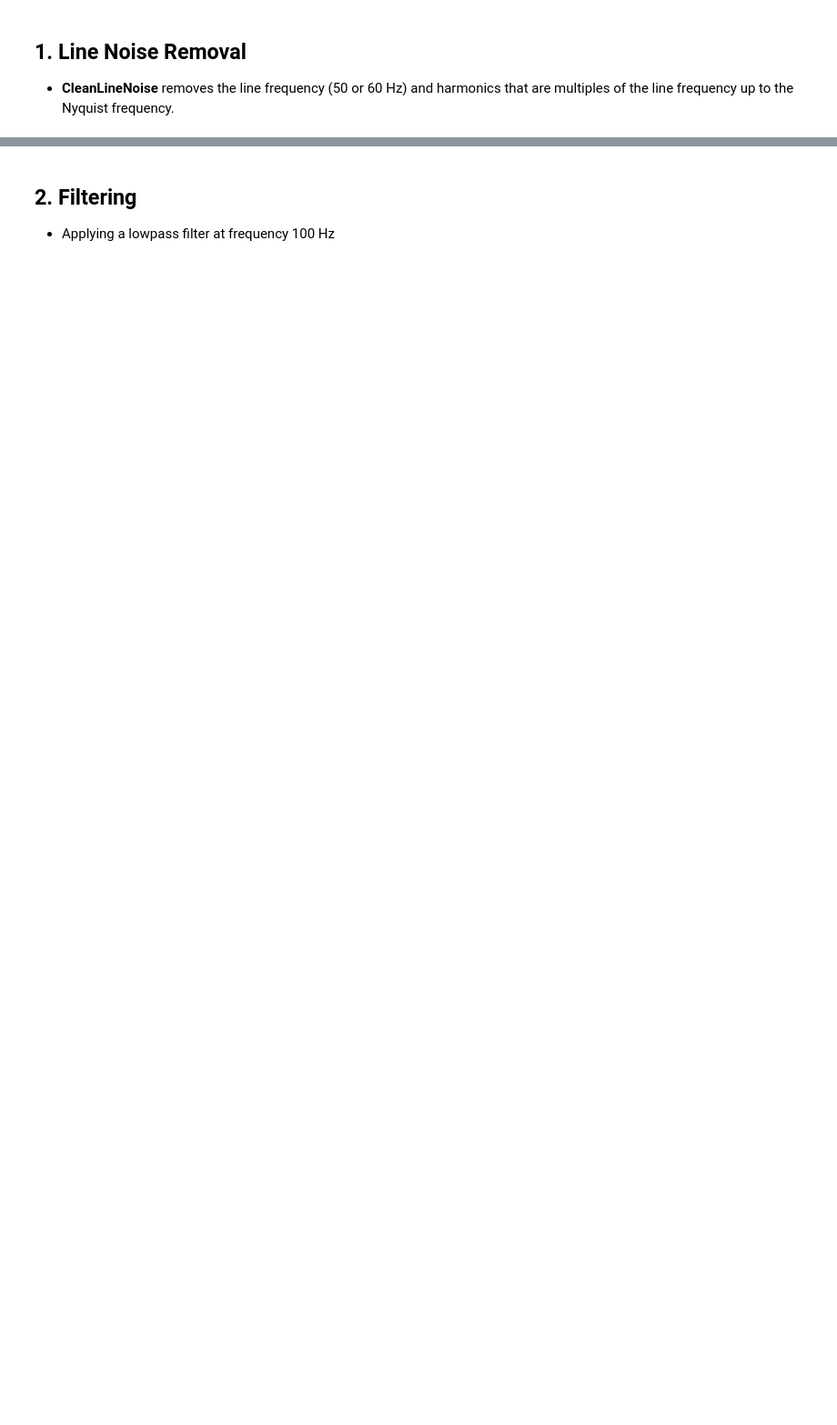
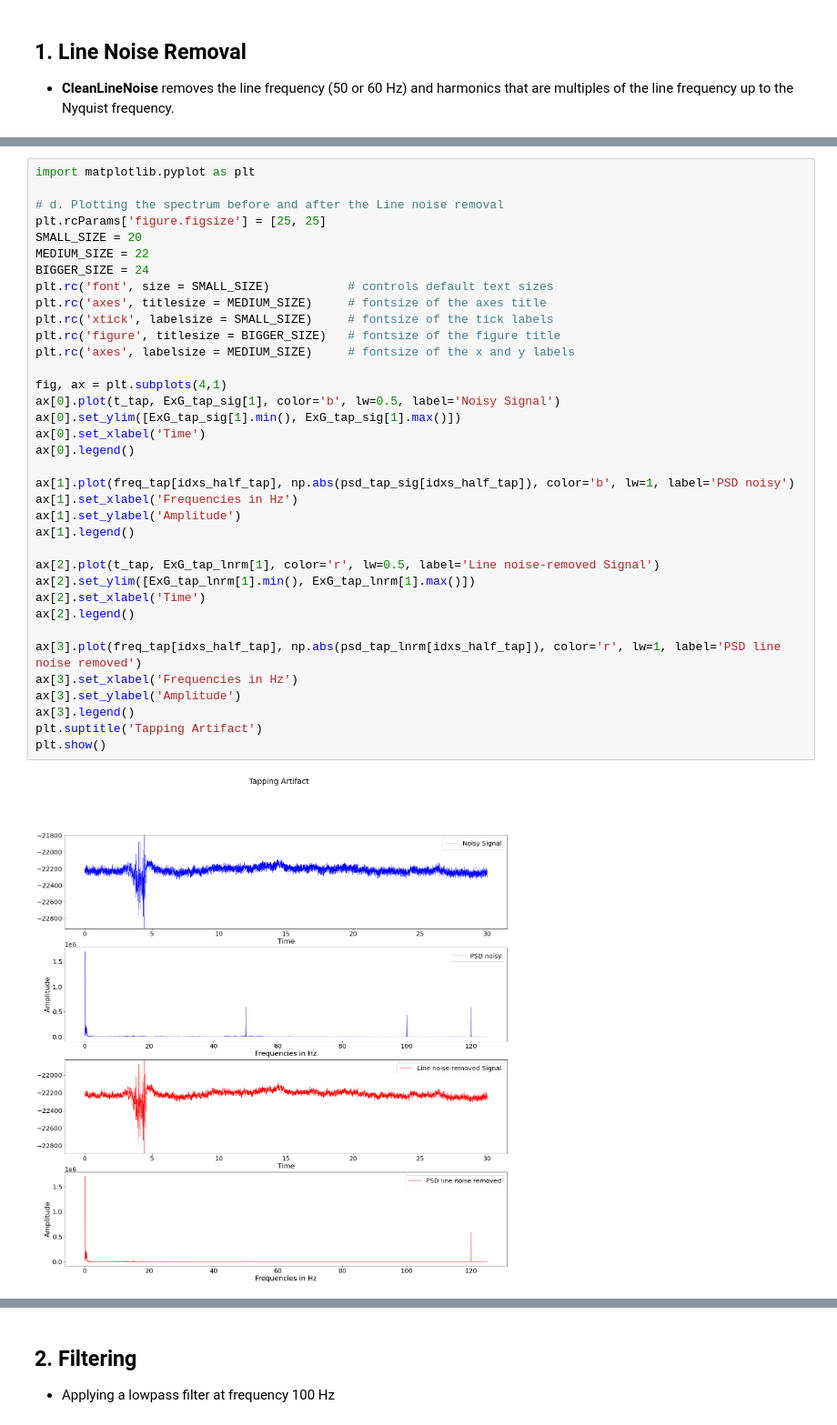
Before and after one commit to Mentalab-hub/explore-happilee, a Jupyter notebook: testing.ipynb, the cells around one changed output, grey strips where cells are left out. Shown at 91% size. Cells and saved outputs as stored; diff of their text form; blank space fills up the shorter version.

```diff
--- a/testing.ipynb
+++ b/testing.ipynb
@@ -94,0 +109,38 @@ Removed notch frequencies (Hz):
+# %%
+import matplotlib.pyplot as plt
+
+# d. Plotting the spectrum before and after the Line noise removal
+plt.rcParams['figure.figsize'] = [25, 25]
+SMALL_SIZE = 20
+MEDIUM_SIZE = 22
+BIGGER_SIZE = 24
+plt.rc('font', size = SMALL_SIZE)           # controls default text sizes
+plt.rc('axes', titlesize = MEDIUM_SIZE)     # fontsize of the axes title
+plt.rc('xtick', labelsize = SMALL_SIZE)     # fontsize of the tick labels
+plt.rc('figure', titlesize = BIGGER_SIZE)   # fontsize of the figure title
+plt.rc('axes', labelsize = MEDIUM_SIZE)     # fontsize of the x and y labels
+
+fig, ax = plt.subplots(4,1)
+ax[0].plot(t_tap, ExG_tap_sig[1], color='b', lw=0.5, label='Noisy Signal')
+ax[0].set_ylim([ExG_tap_sig[1].min(), ExG_tap_sig[1].max()])
+ax[0].set_xlabel('Time')
+ax[0].legend()
+
+ax[1].plot(freq_tap[idxs_half_tap], np.abs(psd_tap_sig[idxs_half_tap]), color='b', lw=1, label='PSD noisy')
+ax[1].set_xlabel('Frequencies in Hz')
+ax[1].set_ylabel('Amplitude')
+ax[1].legend()
+
+ax[2].plot(t_tap, ExG_tap_lnrm[1], color='r', lw=0.5, label='Line noise-removed Signal')
+ax[2].set_ylim([ExG_tap_lnrm[1].min(), ExG_tap_lnrm[1].max()])
+ax[2].set_xlabel('Time')
+ax[2].legend()
+
+ax[3].plot(freq_tap[idxs_half_tap], np.abs(psd_tap_lnrm[idxs_half_tap]), color='r', lw=1, label='PSD line noise removed')
+ax[3].set_xlabel('Frequencies in Hz')
+ax[3].set_ylabel('Amplitude')
+ax[3].legend()
+plt.suptitle('Tapping Artifact')
+plt.show()
+# %% [output]
+[figure, added]
```
Also changed, not shown: parts of 30 cells of this notebook, 9 other files.
